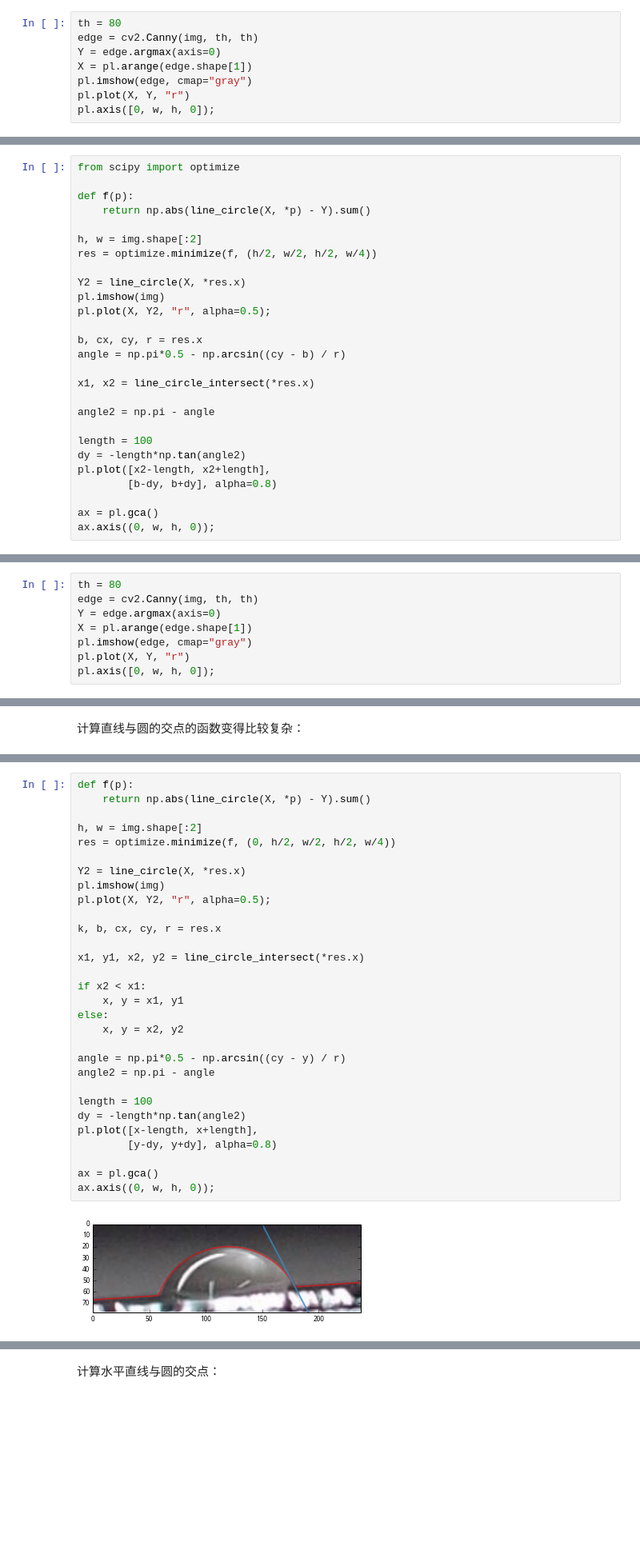
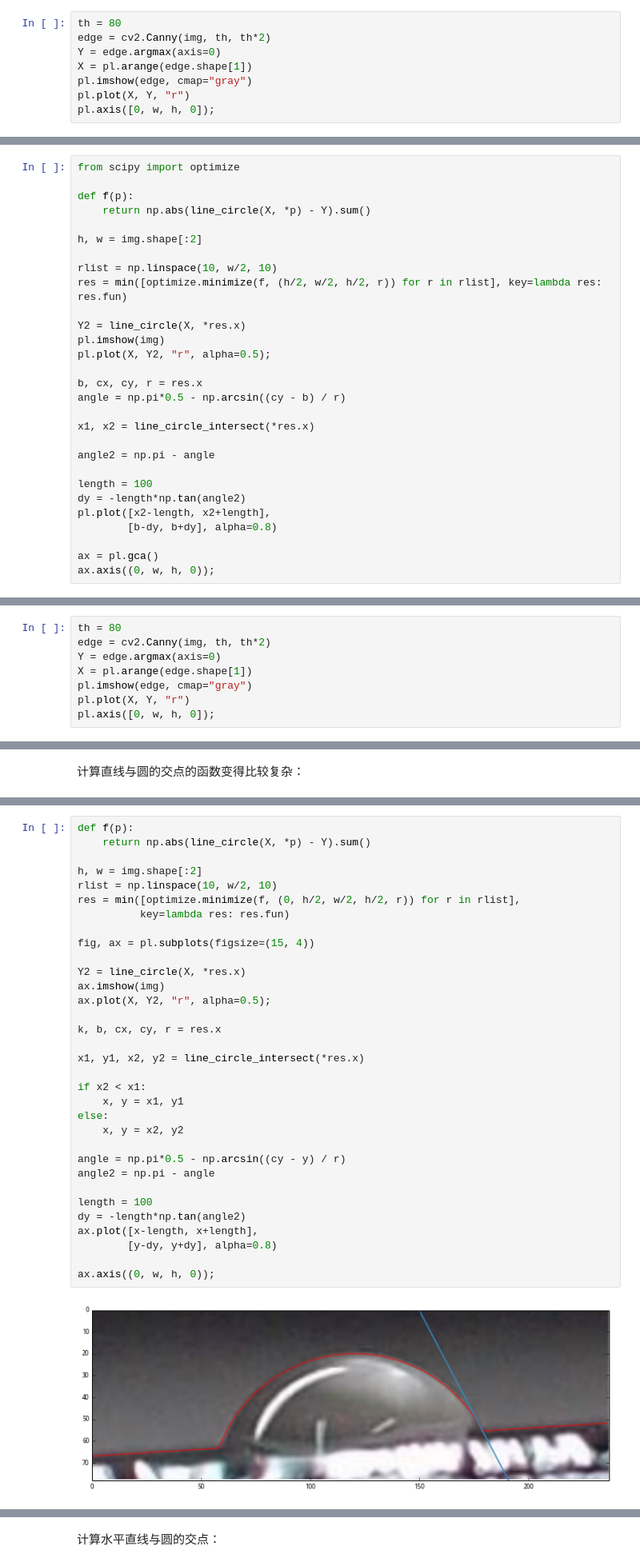
Before and after one commit to ruoyu0088/openbooks, a Jupyter notebook: contact_angle.ipynb, the cells around one changed output, grey strips where cells are left out. Shown: that part at 80% size. Saved outputs shown, nothing was run; the diff lists cells and outputs as text; blank space fills up the shorter version.

```diff
--- a/contact_angle.ipynb
+++ b/contact_angle.ipynb
@@ -15,7 +15,7 @@ pl.imshow(img[:,:,::-1]);
 界面以及水珠上面的背景模糊，如果进行边缘检测，不会出现边缘。对边缘图像寻找每列的第一个白色像素：
 # %%
 th = 80
-edge = cv2.Canny(img, th, th)
+edge = cv2.Canny(img, th, th*2)
 Y = edge.argmax(axis=0)
 X = pl.arange(edge.shape[1])
 pl.imshow(edge, cmap="gray")
@@ -56,7 +70,9 @@ def f(p):
     return np.abs(line_circle(X, *p) - Y).sum()
 
 h, w = img.shape[:2]
-res = optimize.minimize(f, (h/2, w/2, h/2, w/4))
+
+rlist = np.linspace(10, w/2, 10)
+res = min([optimize.minimize(f, (h/2, w/2, h/2, r)) for r in rlist], key=lambda res: res.fun)
 
 Y2 = line_circle(X, *res.x)
 pl.imshow(img)
@@ -92,7 +108,7 @@ h, w = img.shape[:2]
 [figure]
 # %%
 th = 80
-edge = cv2.Canny(img, th, th)
+edge = cv2.Canny(img, th, th*2)
 Y = edge.argmax(axis=0)
 X = pl.arange(edge.shape[1])
 pl.imshow(edge, cmap="gray")
@@ -137,35 +153,38 @@ ax.axis([0, w, h, 0]);
 # %%
 def f(p):
     return np.abs(line_circle(X, *p) - Y).sum()
 
 h, w = img.shape[:2]
-res = optimize.minimize(f, (0, h/2, w/2, h/2, w/4))
+rlist = np.linspace(10, w/2, 10)
+res = min([optimize.minimize(f, (0, h/2, w/2, h/2, r)) for r in rlist],
+          key=lambda res: res.fun)
+
+fig, ax = pl.subplots(figsize=(15, 4))
 
 Y2 = line_circle(X, *res.x)
-pl.imshow(img)
-pl.plot(X, Y2, "r", alpha=0.5);
+ax.imshow(img)
+ax.plot(X, Y2, "r", alpha=0.5);
 
 k, b, cx, cy, r = res.x
 
 x1, y1, x2, y2 = line_circle_intersect(*res.x)
 
 if x2 < x1:
     x, y = x1, y1
 else:
     x, y = x2, y2
 
 angle = np.pi*0.5 - np.arcsin((cy - y) / r)
 angle2 = np.pi - angle
 
 length = 100
 dy = -length*np.tan(angle2)
-pl.plot([x-length, x+length],
+ax.plot([x-length, x+length],
         [y-dy, y+dy], alpha=0.8)
 
-ax = pl.gca()
 ax.axis((0, w, h, 0));
 # %% [output]
-[figure, old version]
+[figure, new version]
 # %%
 np.rad2deg(angle - np.arctan(k))
 # %% [output]
```
Also changed, not shown: parts of 17 cells of this notebook.
